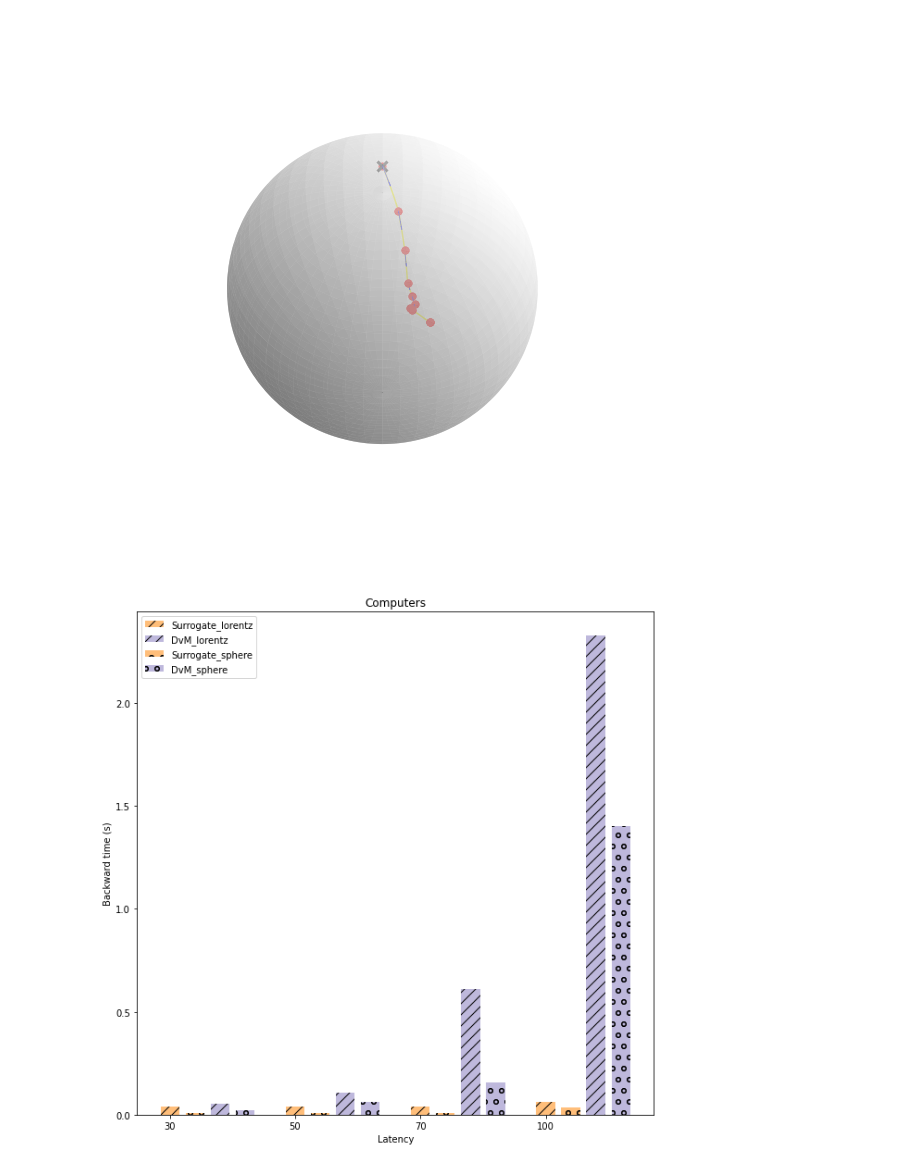
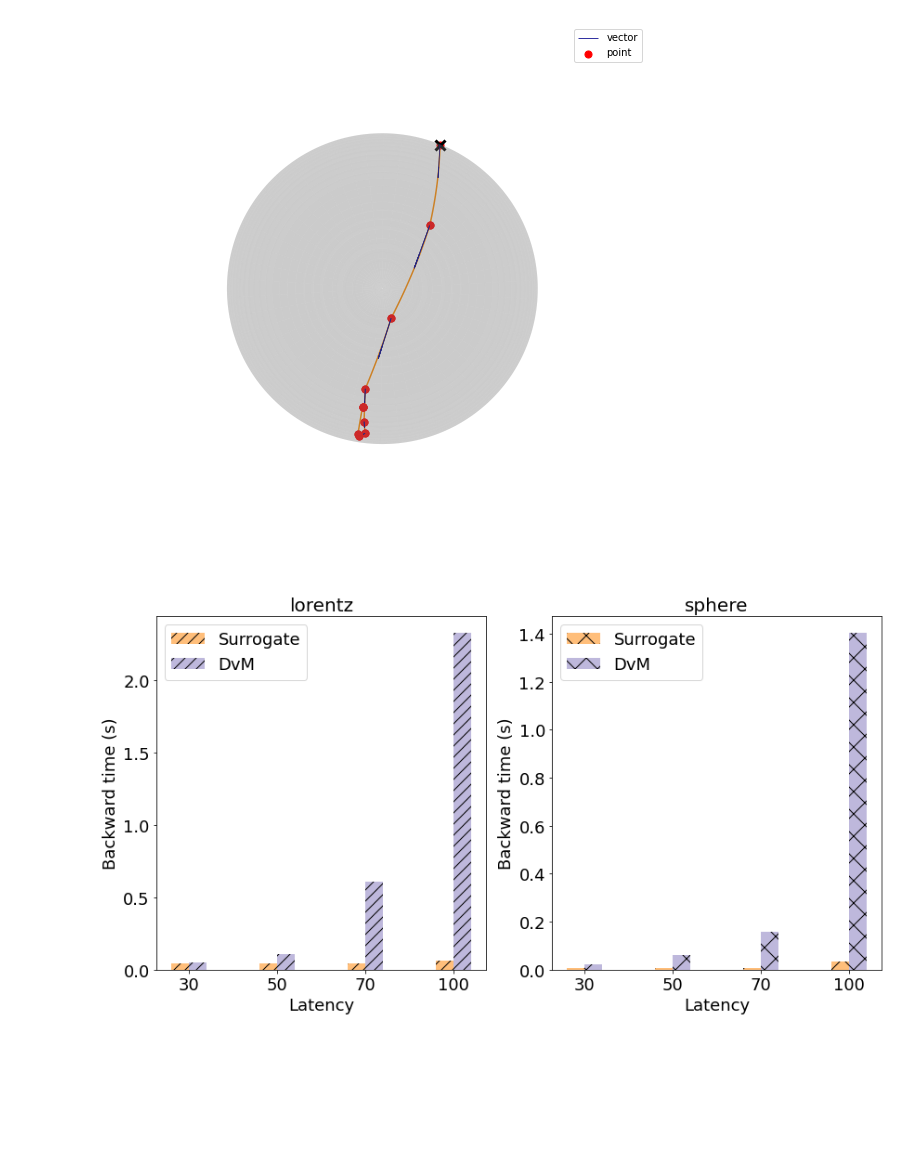
Before and after one commit to ZhenhHuang/MSG, a Jupyter notebook: visualization.ipynb, the cells around one changed output. Saved outputs shown, nothing was run; the diff lists cells and outputs as text; code cells hidden in the pictures; blank space fills up the shorter version.

```diff
--- a/visualization.ipynb
+++ b/visualization.ipynb
@@ -309,18 +341,18 @@ z = radius * np.outer(np.ones(np.size(u)), np.cos(v))
 fig = plt.figure(figsize=(10, 10))
 ax = fig.add_subplot(111, projection='3d')
 
-ax.plot_surface(x, y, z, color='white', alpha=0.5)
+ax.plot_surface(x, y, z, alpha=0.2, cmap='grey')
 ax.set_box_aspect([1, 1, 1])
 
-elev = -50  # 可以调整为其他仰俯角度
-azim = 180  # 将方位角设置为180度，这样z轴的方向就反过来了
+elev = -90  # 可以调整为其他仰俯角度
+azim = 160  # 将方位角设置为180度，这样z轴的方向就反过来了
 ax.view_init(elev, azim)
 
 ax.set_xlim([-radius, radius])
 ax.set_ylim([-radius, radius])
 ax.set_zlim([-radius, radius])
 
-node = 7
+node = 0
 for i in range(len(zs) - 1):
     tv = vs[i][node].detach().cpu().numpy() * 0.5
     tv_1 = vs[i+1][node].detach().cpu().numpy() * 0.5
@@ -329,18 +361,25 @@ for i in range(len(zs) - 1):
     plot_geodesic(manifold, p, p_1, ax)
     p = p.detach().cpu().numpy()
     p_1 = p_1.detach().cpu().numpy()
-    ax.quiver(p[0], p[1], p[2], tv[0], tv[1], tv[2], length=1, arrow_length_ratio=0.2, color='blue', linewidth=0.8)
-    ax.scatter(p[0], p[1], p[2], c='red', marker='o', s=50)
+    if i == 0:
+        label1="vector"
+        label2 = "point"
+    else:
+        label1, label2 = None, None
+    ax.quiver(p[0], p[1], p[2], tv[0], tv[1], tv[2], length=1, arrow_length_ratio=0.3, color='darkblue', linewidth=0.8, label=label1)
+    ax.quiver(p_1[0], p_1[1], p_1[2], tv_1[0], tv_1[1], tv_1[2], length=1, arrow_length_ratio=0.3, color='darkblue', linewidth=0.8)
+    ax.scatter(p[0], p[1], p[2], c='red', marker='o', s=50, label=label2)
     ax.scatter(p_1[ 0], p_1[1], p_1[2], c='red', marker='o', s=50)
 
 # output = output.detach().cpu().numpy()
 ax.scatter(output[0, 0], output[0, 1], output[0, 2], c='red', marker='o', s=50)
 ax.scatter(-1., 0., 0., c='black', marker='x', s=100, linewidths=3.)
 ax.set_axis_off()
+ax.legend()
 plt.savefig(f"./pics/manifold_{node}.pdf", transparent=True, bbox_inches='tight', dpi=500)
 plt.show()
 # %% [output]
-[figure, old version]
+[figure, new version]
 # %%
 dataset = "computers"
 manifolds = ["lorentz", "sphere"]
@@ -354,29 +393,35 @@ results_IF_my_mean = {m: np.array([np.mean(back_times_IF_my[m][k]) for k in late
 results_IF_mean = {m: np.array([np.mean(back_times_IF[m][k]) for k in latency]) for m in manifolds}
 # results_IF_std = np.array([np.std(back_times_IF[k]) for k in latency])
 # %%
-fig = plt.figure(figsize=(10, 10))
-ax = fig.add_subplot(111)
+fig = plt.figure(figsize=(14, 7))
+# ax = fig.add_subplot(111)
 # n = len(latency)
-markers = {"lorentz": "//", "sphere": "o"}
+markers = {"lorentz": "//", "sphere": "x"}
 x = np.arange(len(latency))
 n = len(latency)
 total_width = 0.8
 width = total_width / n
 p = len(manifolds)
-
+axes = fig.subplots(nrows=1, ncols=2)
+plt.subplots_adjust(wspace=0.2, hspace=0.2)
 for i, m in enumerate(manifolds):
+    ax = axes[i]
     # ax.plot(np.arange(n), results_IF_mean[m], c="lightskyblue", label=f"Surrogate_{m}", marker=markers[m], linewidth=0.5, markersize=3.)
     # ax.plot(np.arange(n), results_IF_my_mean[m], c="darkorange", label=f"DvM_{m}", marker=markers[m], linewidth=0.5, markersize=3.)
-    ax.bar(x + i * width, results_IF_my_mean[m], width=width - 0.05, color="#FFBE7A", label=f"Surrogate_{m}", hatch=markers[m])
-    ax.bar(x + (i + p) * width, results_IF_mean[m], width=width - 0.05, color="#BEB8DC", label=f"DvM_{m}", hatch=markers[m])
-x_ticks = ax.set_xticks(np.arange(n))
-x_labels = ax.set_xticklabels([str(k) for k in latency])
-ax.set_xlabel("Latency")
-ax.set_title("Computers")
-y_label = ax.set_ylabel("Backward time (s)", rotation=90)
-x, y = y_label.get_position()
-# y_label.set_position((x, y + 0.55))
-legend = ax.legend()
+    ax.bar(x - width / 2, results_IF_my_mean[m], width=width, color="#FFBE7A", label=f"Surrogate", hatch=markers[m])
+    ax.bar(x + width / 2, results_IF_mean[m], width=width, color="#BEB8DC", label=f"DvM", hatch=markers[m])
+    x_ticks = ax.set_xticks(np.arange(n))
+    x_labels = ax.set_xticklabels([str(k) for k in latency], fontsize=18)
+    ax.set_xlabel("Latency", fontsize=18)
+    ax.tick_params(axis='x', labelsize=18)
+    ax.tick_params(axis='y', labelsize=18)
+    ax.set_title(f"{m}", fontsize=20)
+    legend = ax.legend(prop={'size': 18})
+    y_label = ax.set_ylabel("Backward time (s)", rotation=90, fontsize=18)
+    # x, y = y_label.get_position()
+    # y_label.set_position((x, y + 0.55))
+
+# legend = ax.legend()
 plt.savefig("./pics/times.pdf", dpi=300)
 # %% [output]
-[figure, old version]
+[figure, new version]
```
Also changed, not shown: parts of 7 cells of this notebook, 4 other files.
